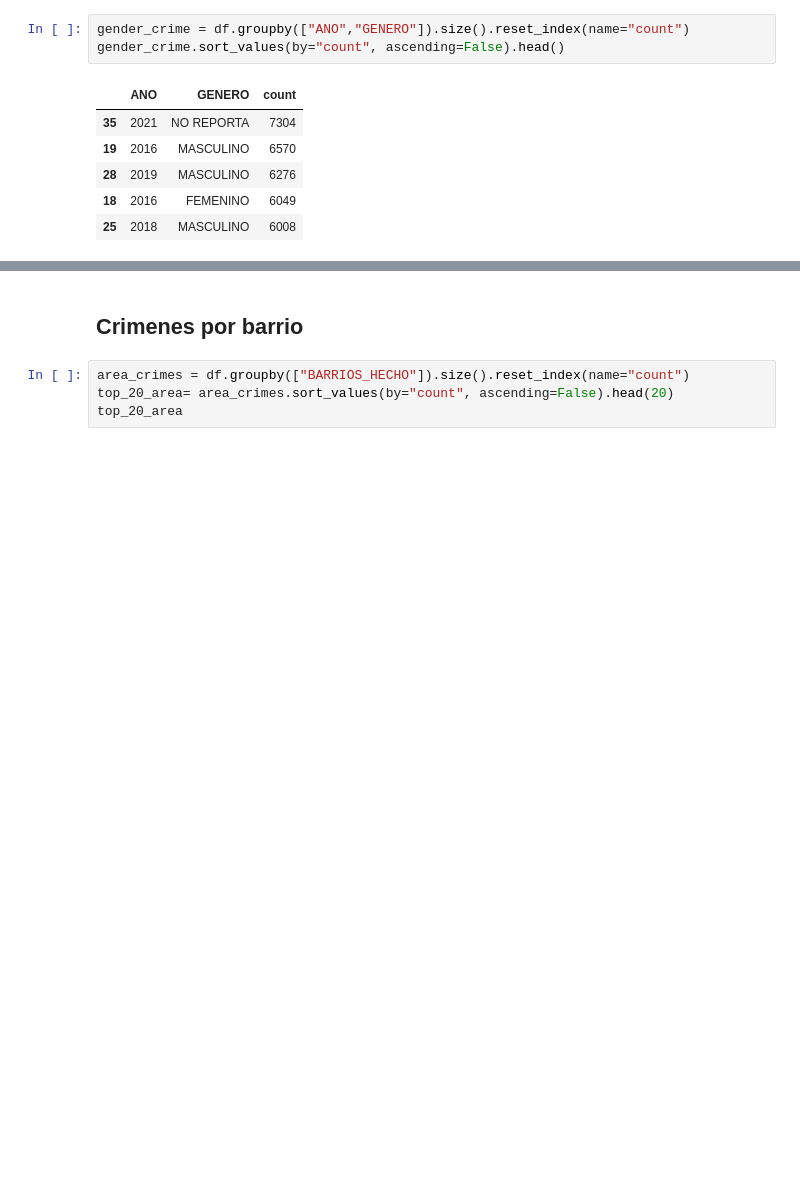
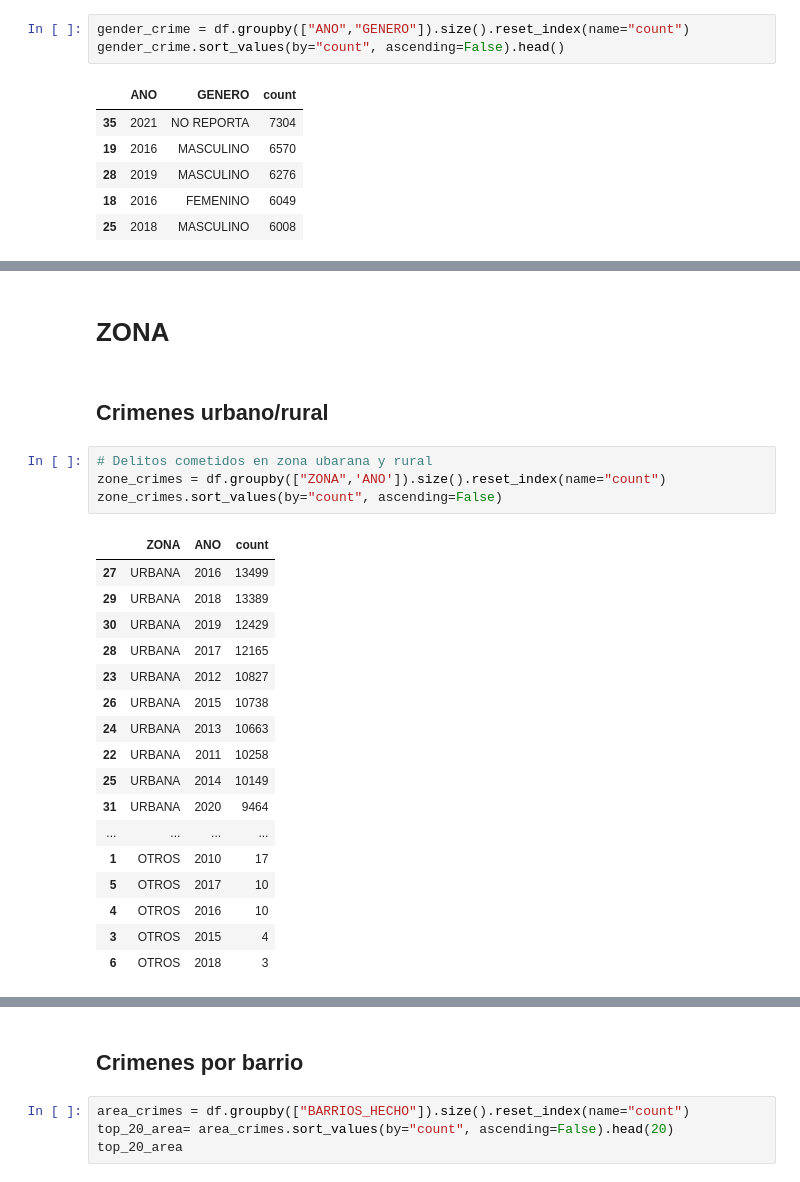
Before and after one commit to SantiagoDrckr/Delitos_en_Bucaramanga_ENE2010_DIC2021, a Jupyter notebook: crime_bucaramanga.ipynb, the cells around one changed output, grey strips where cells are left out. Cells and saved outputs as stored; diff of their text form; blank space fills up the shorter version.

Commit message:
crime_bucaramanga.ipynb actualizado

```diff
--- a/crime_bucaramanga.ipynb
+++ b/crime_bucaramanga.ipynb
@@ -339,0 +403,26 @@ graph
+# %% [markdown]
+# ZONA
+# %% [markdown]
+## Crimenes urbano/rural
+# %%
+# Delitos cometidos en zona ubarana y rural
+zone_crimes = df.groupby(["ZONA",'ANO']).size().reset_index(name="count")
+zone_crimes.sort_values(by="count", ascending=False)
+# %% [output]
+|  | ZONA | ANO | count |
+| 27 | URBANA | 2016 | 13499 |
+| 29 | URBANA | 2018 | 13389 |
+| 30 | URBANA | 2019 | 12429 |
+| 28 | URBANA | 2017 | 12165 |
+| 23 | URBANA | 2012 | 10827 |
+| 26 | URBANA | 2015 | 10738 |
+| 24 | URBANA | 2013 | 10663 |
+| 22 | URBANA | 2011 | 10258 |
+| 25 | URBANA | 2014 | 10149 |
+| 31 | URBANA | 2020 | 9464 |
+| ... | ... | ... | ... |
+| 1 | OTROS | 2010 | 17 |
+| 5 | OTROS | 2017 | 10 |
+| 4 | OTROS | 2016 | 10 |
+| 3 | OTROS | 2015 | 4 |
+| 6 | OTROS | 2018 | 3 |
```
Also changed, not shown: parts of 11 cells of this notebook.
